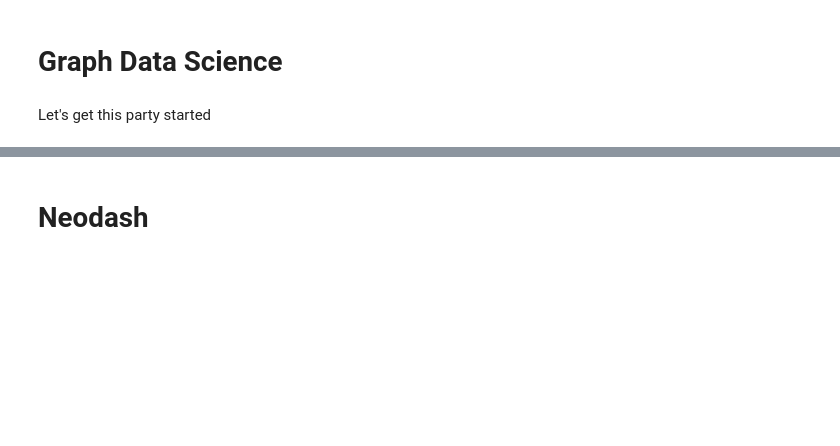
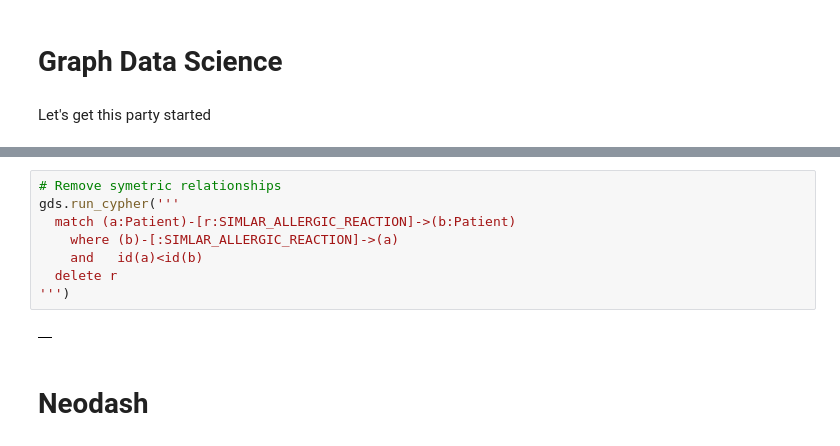
Before and after one commit to lqst/notebooks, a Jupyter notebook: patient-journey.ipynb, the cells around one changed output, grey strips where cells are left out. Drawn from its saved outputs; the diff is of its cells as text; blank space fills up the shorter version.

```diff
--- a/patient-journey.ipynb
+++ b/patient-journey.ipynb
@@ -542,3 +601,13 @@ res
+# %%
+# Remove symetric relationships
+gds.run_cypher('''
+  match (a:Patient)-[r:SIMLAR_ALLERGIC_REACTION]->(b:Patient)
+    where (b)-[:SIMLAR_ALLERGIC_REACTION]->(a)
+    and   id(a)<id(b)
+  delete r
+''')
+# %% [output]
+|  |
 # %% [markdown]
 # Neodash
 # %%
```
Also changed, not shown: parts of 11 cells of this notebook, 1 other file.
